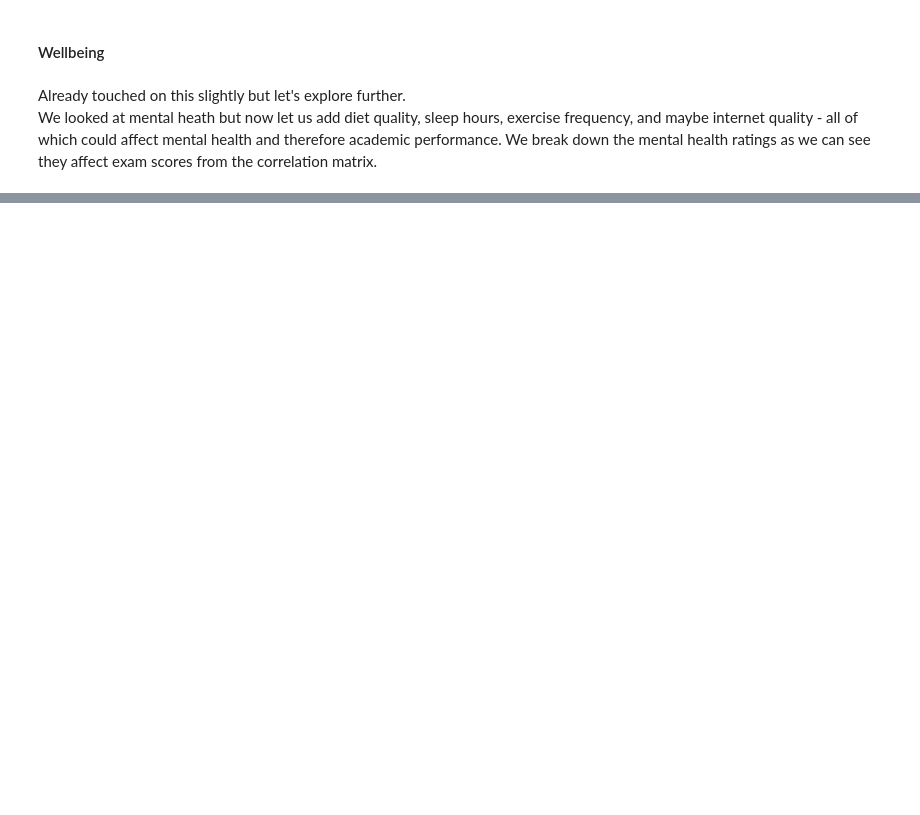
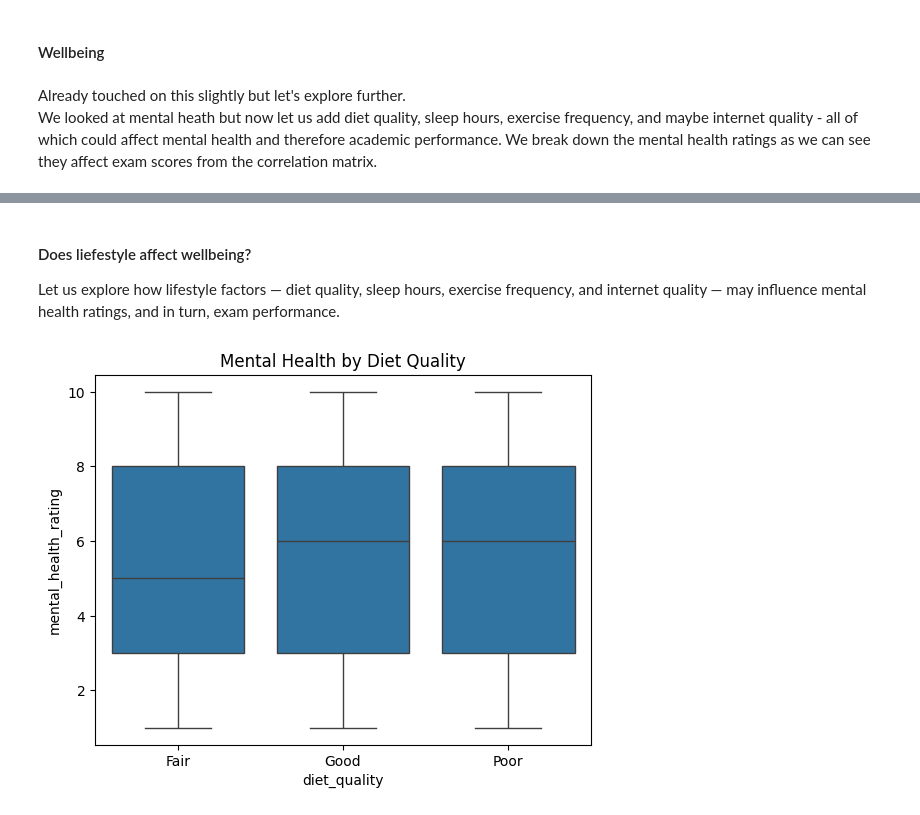
Before and after one commit to martyna-haliniak/visualisations_in_python, a Jupyter notebook: visualisations_task.ipynb, the cells around one changed output, grey strips where cells are left out. Saved outputs shown, nothing was run; the diff lists cells and outputs as text; code cells hidden in the pictures; blank space fills up the shorter version.

Commit message:
Edited conclusions and started wellbeing analysis

```diff
--- a/visualisations_task.ipynb
+++ b/visualisations_task.ipynb
@@ -426,0 +424,10 @@ plt.show()
+# %% [markdown]
+#### Does liefestyle affect wellbeing?
+
+Let us explore how lifestyle factors — diet quality, sleep hours, exercise frequency, and internet quality — may influence mental health ratings, and in turn, exam performance.
+# %%
+sns.boxplot(x='diet_quality', y='mental_health_rating', data=df)
+plt.title('Mental Health by Diet Quality')
+plt.show()
+# %% [output]
+[figure, added]
```
Also changed, not shown: parts of 7 cells of this notebook.
